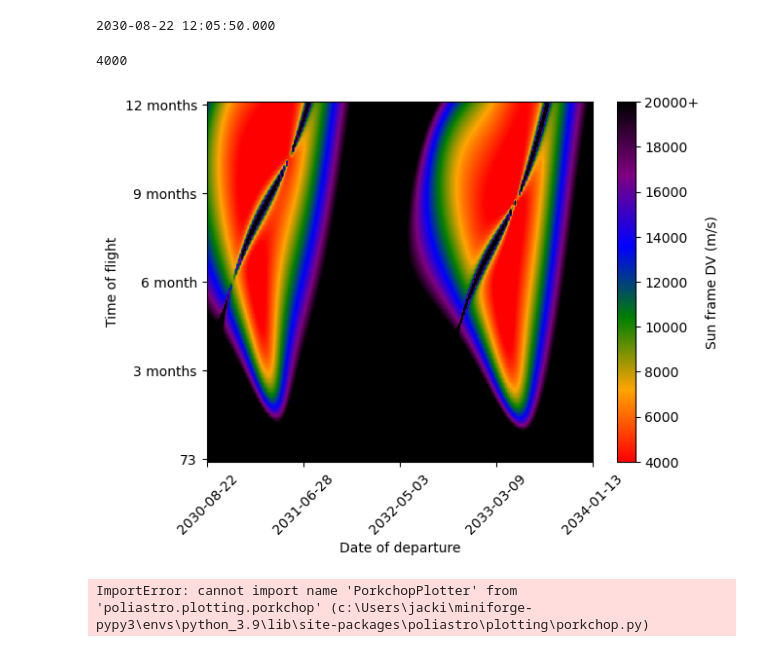
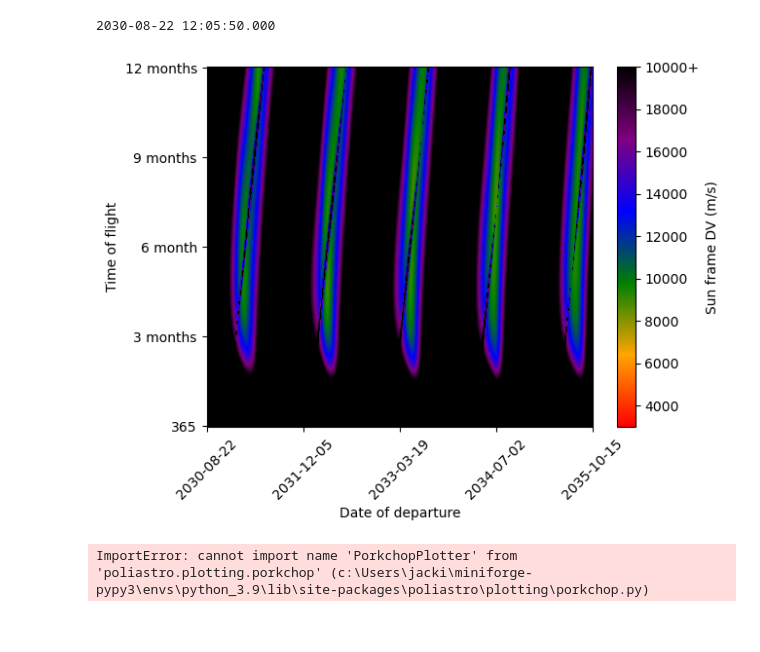
Before and after one commit to jackSN8/mars-3-months, a Jupyter notebook: trajectories/mars-porkchops.ipynb, the cells around one changed output. Drawn from its saved outputs; the diff is of its cells as text; code cells hidden in the pictures.

```diff
--- a/trajectories/mars-porkchops.ipynb
+++ b/trajectories/mars-porkchops.ipynb
@@ -350,7 +350,7 @@ mars_plot.plot(spacecraftApproach)
 from astropy.time import Time, TimeDelta
 import numpy as np
 
-from poliastro.bodies import Earth, Mars, Jupiter, Sun
+from poliastro.bodies import Earth, Mars, Jupiter, Saturn, Sun
 from poliastro.frames import Planes
 from poliastro.ephem import Ephem
 
@@ -366,7 +366,7 @@ import matplotlib.pyplot as plt
 import matplotlib.colors as colors
 import matplotlib.dates as mdates
 
-arrivalBody = Mars#choose
+arrivalBody = Saturn#choose
 
 
 # epoch1 = Time("2030-08-17 12:05:50", scale="tdb")#Start date of plot
@@ -374,17 +374,17 @@ arrivalBody = Mars#choose
 
 #epoch3 = Time("2038-11-17 12:05:50", scale="tdb")#
 MinTof = 0.1 << u.year
-MaxTof = 1 << u.year#maximum allowed time of flight
+MaxTof = 5 << u.year#maximum allowed time of flight
 tejRes = 5 << u.day
 tofRes = 5 << u.day
 
 
 
 
-##find the ephemeris of earth, mars at date of launch & at date of arrival
-earth = Ephem.from_body(Earth, time_range(epoch1, end=epoch3))
-arrivalbody = Ephem.from_body(arrivalBody, time_range(epoch1, end=epoch3))
-lowest_dv = 4000
+# ##find the ephemeris of earth, mars at date of launch & at date of arrival
+# earth = Ephem.from_body(Earth, time_range(epoch1, end=epoch3))
+# arrivalbody = Ephem.from_body(arrivalBody, time_range(epoch1, end=epoch3))
+lowest_dv = 3000
 
     ###Solve lambert for iterated TEJ, TOF
 # current_epoch = epoch1
@@ -453,7 +453,8 @@ def calculatePork(start_body,end_body,start_date,end_date):
     print(lowest_dv)
     return date_array,dv_array
 
-date1 = Time("2032-04-17 12:05:50", scale="tdb")
-date2 = Time("2034-01-17 12:05:50", scale="tdb")
-dates,dvs = calculatePork(Mars,Earth,date1,date2)
+date1 = Time("2030-08-17 12:05:50", scale="tdb")
+date2 = Time("2035-10-17 12:05:50", scale="tdb")
+dates,dvs = calculatePork(Earth,Jupiter,date1,date2)
+print(dates)
 # %% [output]
@@ -465,18 +481,21 @@ print(dates[0][0][0])
 2030-08-22 12:05:50.000
 # %%
 # Convert Astropy Time to Matplotlib dates
+
+#print(mdates.date2num(dates))
+
 
 start_date = mdates.date2num(dates[0][0][0].to_datetime())
 end_date = mdates.date2num(dates[-1][0][0].to_datetime())
 
-
 # Convert to a float and replace None with 0 (or another default value) cause non solutions go null in that array
 clean_data = np.nan_to_num(dvs.astype(float)).transpose()
 
+#t_time = dates[]
 
 num_dates = 5
-dates = np.linspace(start_date, end_date, num_dates)
-date_labels = [mdates.num2date(date).strftime('%Y-%m-%d') for date in dates]
+dates_l = np.linspace(start_date, end_date, num_dates)
+date_labels = [mdates.num2date(date).strftime('%Y-%m-%d') for date in dates_l]
 date_ticks = np.linspace(0, clean_data.shape[1] - 1, num_dates)
 y_ticks = np.linspace(0, clean_data.shape[0] - 1, 5)  # 4 quarters + start of the year
 y_labels = [clean_data.shape[0], '3 months', '6 month', '9 months', '12 months']
@@ -484,43 +503,42 @@ y_labels = [clean_data.shape[0], '3 months', '6 month', '9 months', '12 months']
 #TBA proper coloring scheme!
 #
 cmap = colors.LinearSegmentedColormap.from_list("red_to_orange_to_green_to_blue_to_purple_to_black", ["red","orange","green", "blue","purple","black"])
-print(lowest_dv)
-
+#print(lowest_dv)
+#print(y_labels)
 # Create the plot
 #print(dv_array[20,30])
 plt.imshow(clean_data, cmap=cmap, aspect='auto', vmin=20000, vmax=lowest_dv,origin = 'lower')
 # Set the x-ticks to correspond to the dates
 plt.xticks(ticks=date_ticks, labels=date_labels, rotation=45)
 plt.yticks(ticks=y_ticks, labels=y_labels)
 #plt.ylim(bottom = lowest_dv)
 #plt.title(f"Porkchop {Earth} to {arrivalBody}")
 #plt.ylabel("DV from Earth surface Sun frame")
 plt.ylabel("Time of flight")
 plt.xlabel("Date of departure")
 # ax2 = plt.twinx()
 # ax2.set_ylabel("DV")
 
 # Add colorbar and label it
 cbar = plt.colorbar()
 cbar.set_label("Sun frame DV (m/s)")  # Replace with the appropriate label for your data
 ticks = cbar.get_ticks()
 #ticks[-1] = ticks[-1] + 1  # Adjust top tick
 cbar.set_ticks(ticks)
-tick_labels = [f"{int(t)}" for t in ticks[:-1]] + ["20000+"]  # Replace top tick label
+tick_labels = [f"{int(t)}" for t in ticks[:-1]] + ["10000+"]  # Replace top tick label
 cbar.set_ticklabels(tick_labels)
 
 # print(dv_array[60][13])
 # print(date_array[60][13])
 
 
 # Add a colorbar to show the mapping from data values to colors
 #plt.colorbar()
 
 # Show the plot
 plt.show()
 # %% [output]
-4000
-[figure, old version]
+[figure, new version]
 # %%
 from astropy.time import Time, TimeDelta
 import numpy as np
```
Also changed, not shown: parts of 1 cell of this notebook, 28 other files.
